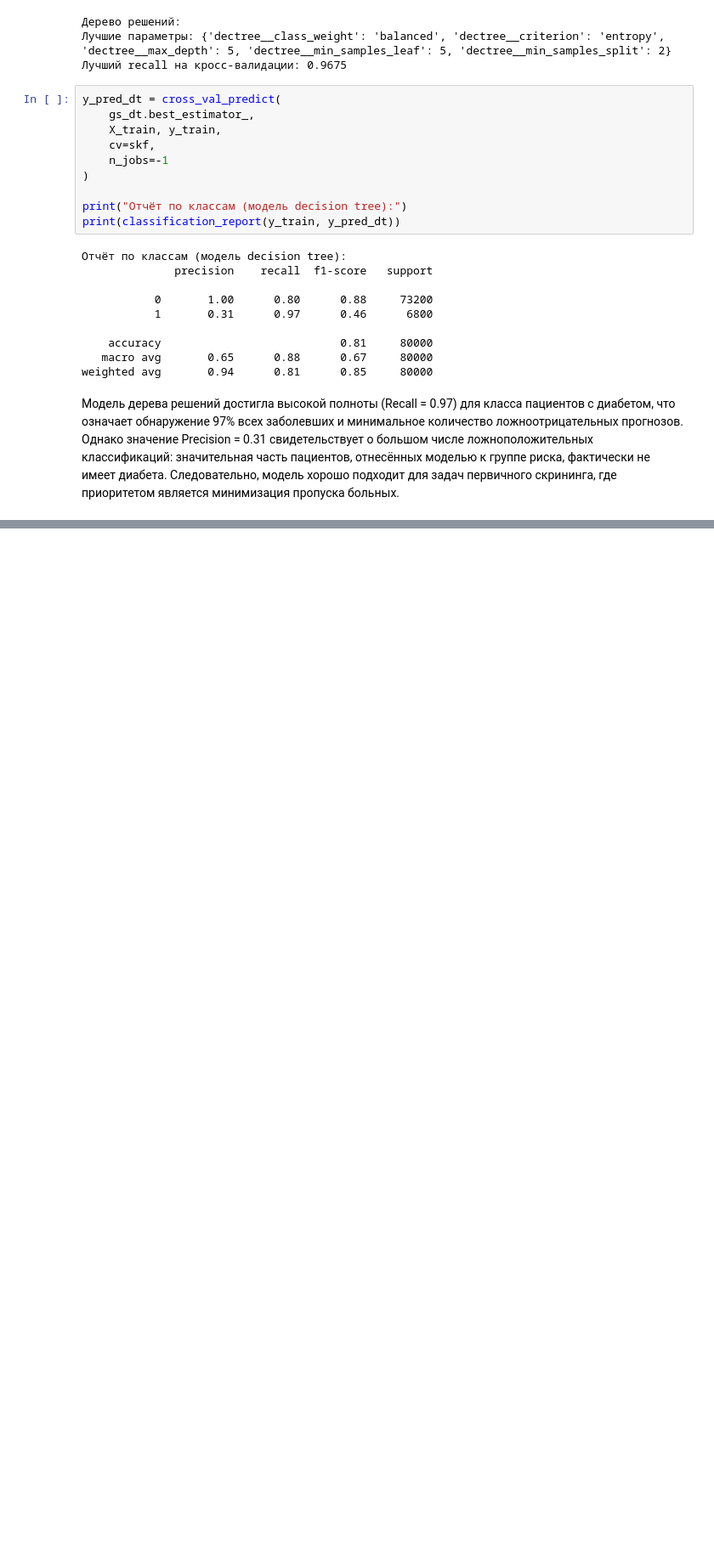
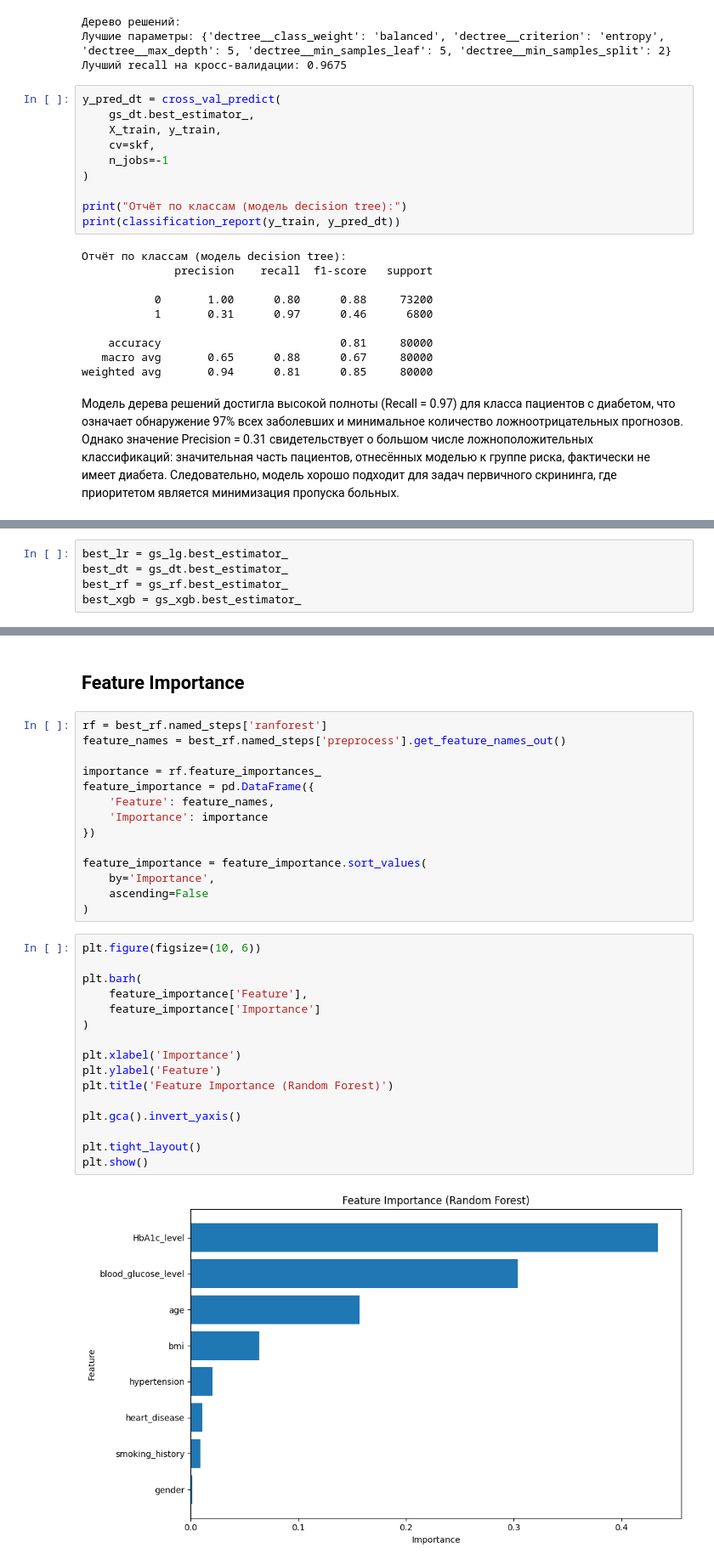
Before and after one commit to Valuxalo/ML_diabetes_prediction, a Jupyter notebook: notebooks/ML.ipynb, the cells around one changed output, grey strips where cells are left out. Shown at 85% size. Drawn from its saved outputs; the diff is of its cells as text; blank space fills up the shorter version.

```diff
--- a/notebooks/ML.ipynb
+++ b/notebooks/ML.ipynb
@@ -103,0 +311,5 @@ weighted avg       0.94      0.81      0.85     80000
+# %%
+best_lr = gs_lg.best_estimator_
+best_dt = gs_dt.best_estimator_
+best_rf = gs_rf.best_estimator_
+best_xgb = gs_xgb.best_estimator_
@@ -103,0 +361,34 @@ weighted avg       0.94      0.81      0.85     80000
+# %% [markdown]
+## Feature Importance
+# %%
+rf = best_rf.named_steps['ranforest']
+feature_names = best_rf.named_steps['preprocess'].get_feature_names_out()
+
+importance = rf.feature_importances_
+feature_importance = pd.DataFrame({
+    'Feature': feature_names,
+    'Importance': importance
+})
+
+feature_importance = feature_importance.sort_values(
+    by='Importance',
+    ascending=False
+)
+# %%
+plt.figure(figsize=(10, 6))
+
+plt.barh(
+    feature_importance['Feature'],
+    feature_importance['Importance']
+)
+
+plt.xlabel('Importance')
+plt.ylabel('Feature')
+plt.title('Feature Importance (Random Forest)')
+
+plt.gca().invert_yaxis()
+
+plt.tight_layout()
+plt.show()
+# %% [output]
+[figure, added]
```
Also changed, not shown: parts of 19 cells of this notebook.
